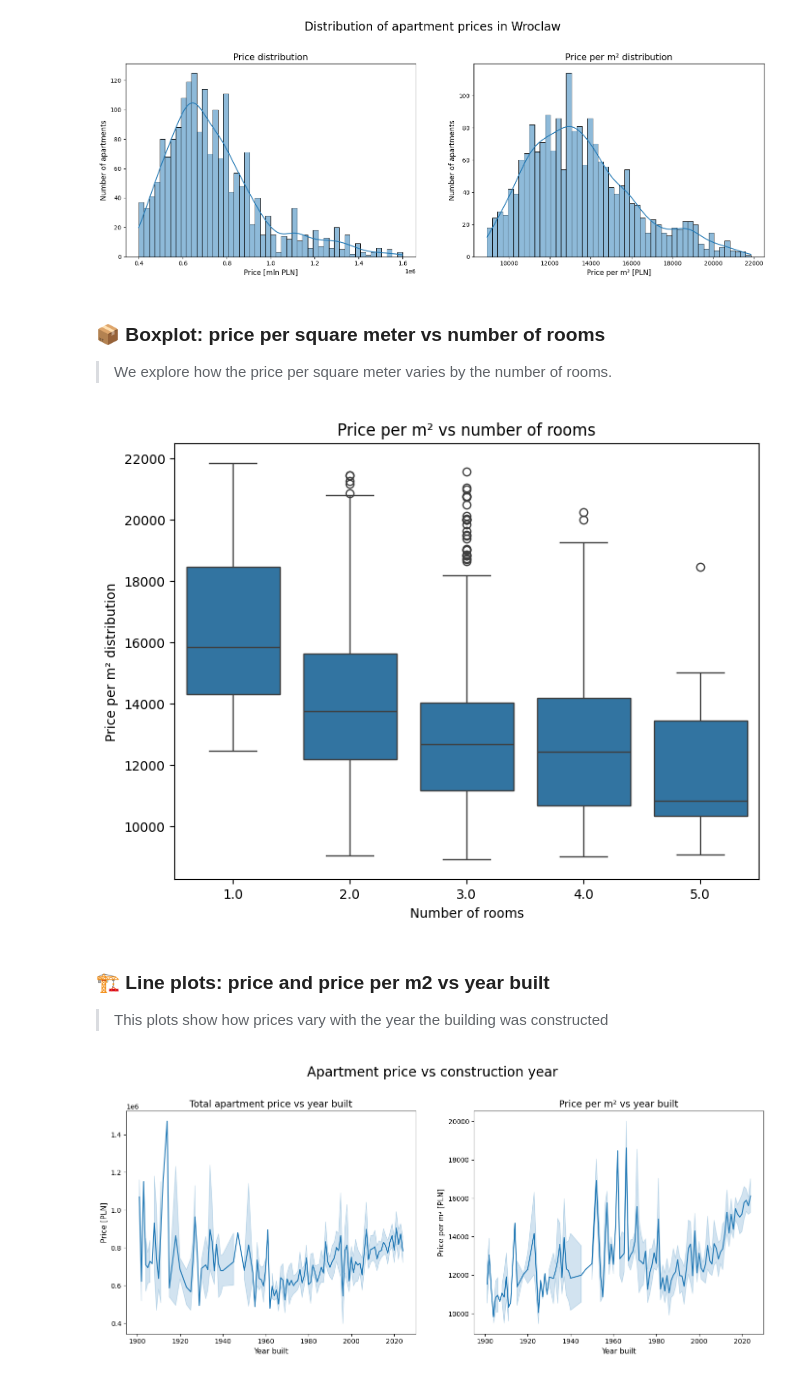
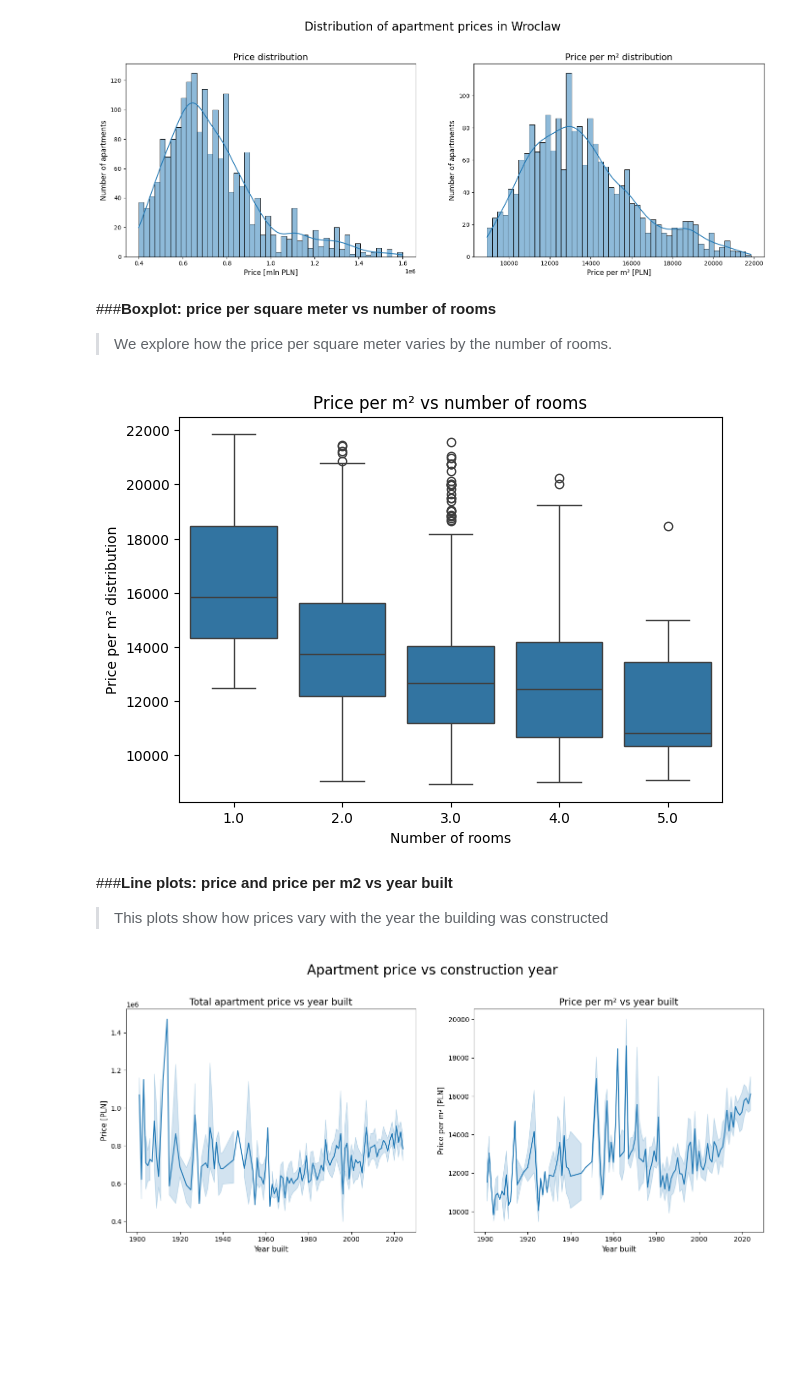
Before and after one commit to Przemo200/Analysis-of-apartment-prices-in-Wroclaw, a Jupyter notebook: FlatsPricesWroclaw.ipynb, the cells around one changed output. Cells and saved outputs as stored; diff of their text form; code cells hidden in the pictures; blank space fills up the shorter version.

```diff
--- a/FlatsPricesWroclaw.ipynb
+++ b/FlatsPricesWroclaw.ipynb
@@ -224,19 +224,19 @@ plt.show()
 [figure]
 # %% [markdown]
 
-### 📦 **Boxplot: price per square meter vs number of rooms**
+###**Boxplot: price per square meter vs number of rooms**
 > We explore how the price per square meter varies by the number of rooms.
 # %%
-plt.figure(figsize=(8, 6))
+plt.figure(figsize=(7, 5))
 sns.boxplot(data=df, x='rooms', y='price_per_m2')
 plt.title('Price per m² vs number of rooms')
 plt.xlabel('Number of rooms')
 plt.ylabel('Price per m² distribution')
 plt.show()
 # %% [output]
-[figure, old version]
+[figure, new version]
 # %% [markdown]
-### 🏗️ **Line plots: price and price per m2 vs year built**
+###**Line plots: price and price per m2 vs year built**
 > This plots show how prices vary with the year the building was constructed
 # %%
 plt.figure(figsize=(14, 6))
```
Also changed, not shown: parts of 25 cells of this notebook.
